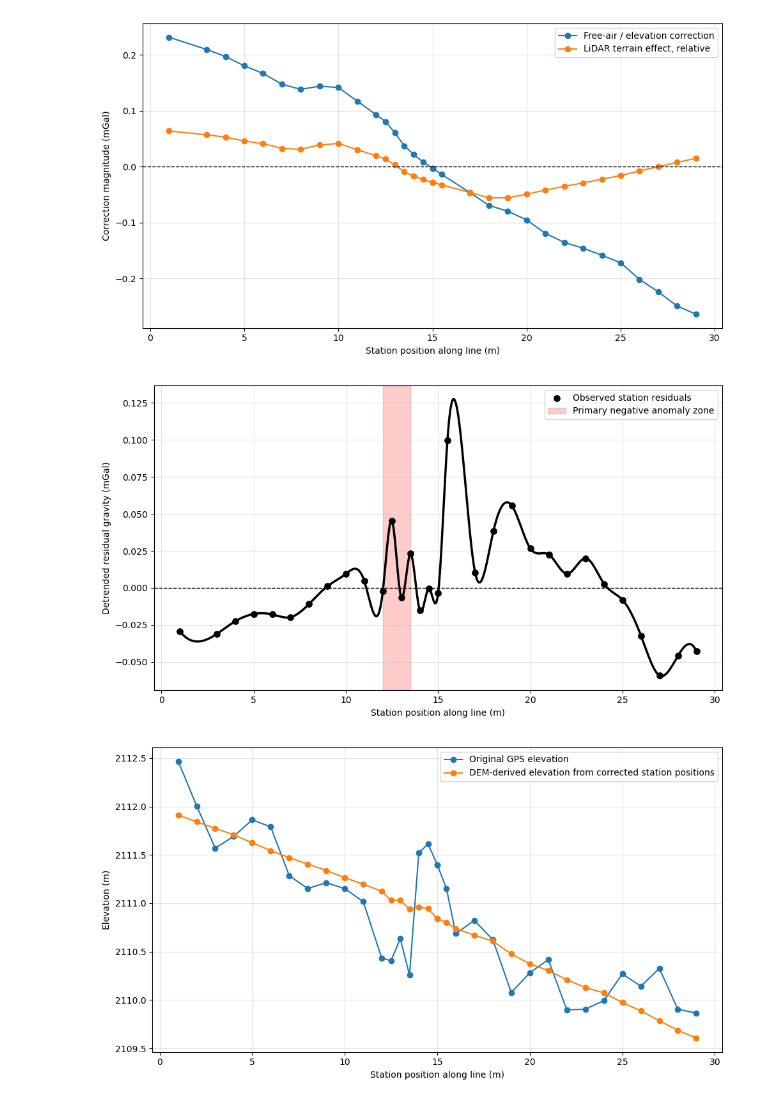
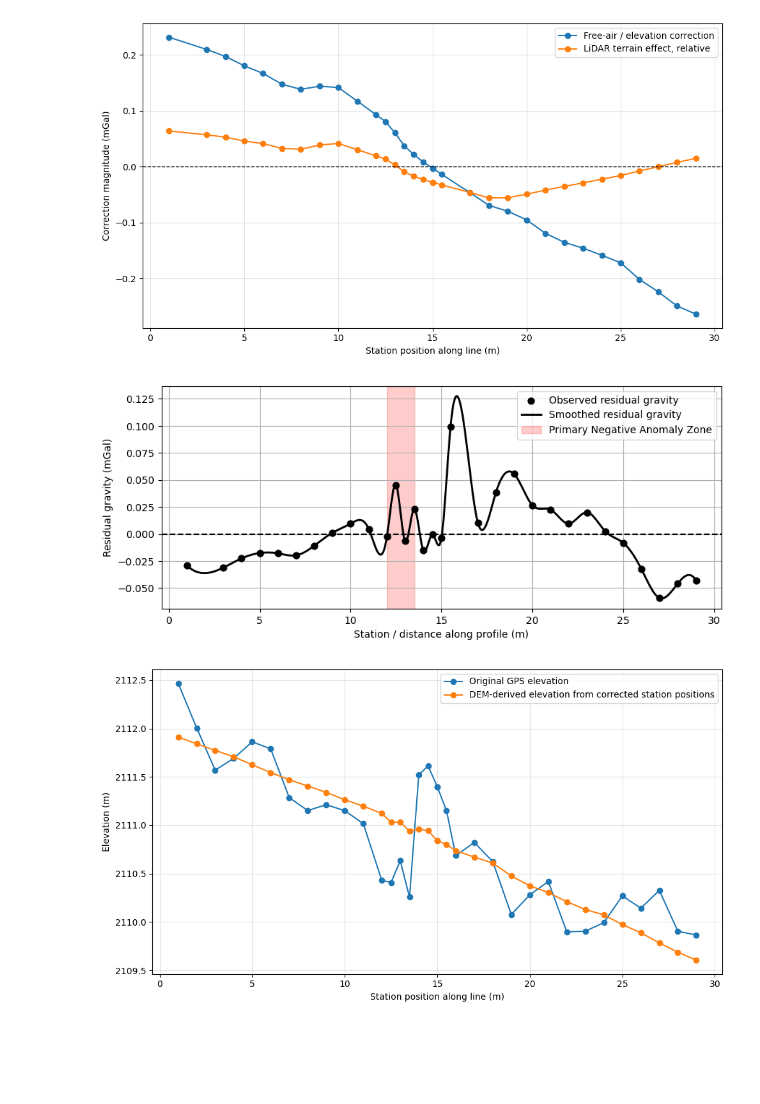
Before and after one commit to tessamurphy16/Geophysical-Characterization-of-the-Historic-Onyx-Mine-in-Steamboat-Springs-CO.-, a Jupyter notebook: notebooks/FINAL ipynb files/Gravity_Final_Figures.ipynb, the cells around one changed output. Saved outputs shown, nothing was run; the diff lists cells and outputs as text; code cells hidden in the pictures; blank space fills up the shorter version.

Commit message:
adding gravity figures

```diff
--- a/notebooks/FINAL ipynb files/Gravity_Final_Figures.ipynb
+++ b/notebooks/FINAL ipynb files/Gravity_Final_Figures.ipynb
@@ -8,7 +8,7 @@ from scipy.interpolate import make_interp_spline
 # -----------------------------
 # Load final processed CSV
 # -----------------------------
-CSV = Path("../../data/gravity/Onyx_Gravity_LiDAR_Terrain_Corrected.csv")
+CSV = Path("../../data/gravity/Onyx_Profile_DEM_Elevations_LiDAR_Corrected.csv")
 df = pd.read_csv(CSV)
 
 OUT = Path("../../figures/Final_figures")
@@ -137,53 +137,55 @@ resid_plot = plot_df["resid"].to_numpy()
 
 # Smooth curve
 x_smooth = np.linspace(x_plot.min(), x_plot.max(), 400)
 spline = make_interp_spline(x_plot, resid_plot, k=3)
 resid_smooth = spline(x_smooth)
 
-plt.figure(figsize=(10, 5.5))
+plt.figure(figsize=(10,4))
+plt.axhline(0, color="k", linestyle="--")
 
+# Observed points
+plt.scatter(
+    x_plot,
+    resid_plot,
+    color="black",
+    s=40,
+    label="Observed residual gravity",
+    zorder=3
+)
+
+# Smoothed curve
 plt.plot(
     x_smooth,
     resid_smooth,
     color="black",
-    linewidth=2.5,
-    #label="Smoothed LiDAR-corrected residual"
+    linewidth=2,
+    label="Smoothed residual gravity"
 )
 
-plt.scatter(
-    x_plot,
-    resid_plot,
-    color="black",
-    s=45,
-    zorder=5,
-    label="Observed station residuals"
-)
-
+# Highlight anomaly zone
 plt.axvspan(
     12,
     13.5,
-    alpha=0.2,
     color="red",
-    label="Primary negative anomaly zone"
+    alpha=0.20,
+    label="Primary Negative Anomaly Zone"
 )
 
-plt.axhline(0, color="k", linestyle="--", linewidth=1)
+plt.xlabel("Station / distance along profile (m)")
+plt.ylabel("Residual gravity (mGal)")
 
-plt.xlabel("Station position along line (m)")
-plt.ylabel("Detrended residual gravity (mGal)")
+plt.grid(True)
 plt.legend()
-plt.grid(True, alpha=0.35)
 
-plt.tight_layout()
 plt.savefig(
     OUT / "Grav_03_final_residual_anomaly.png",
     dpi=300,
     bbox_inches="tight"
 )
 
 plt.show()
 # %% [output]
-[figure, old version]
+[figure, new version]
 # %%
 import pandas as pd
 import matplotlib.pyplot as plt
```
Also changed, not shown: parts of 1 cell of this notebook, 1 other file.
